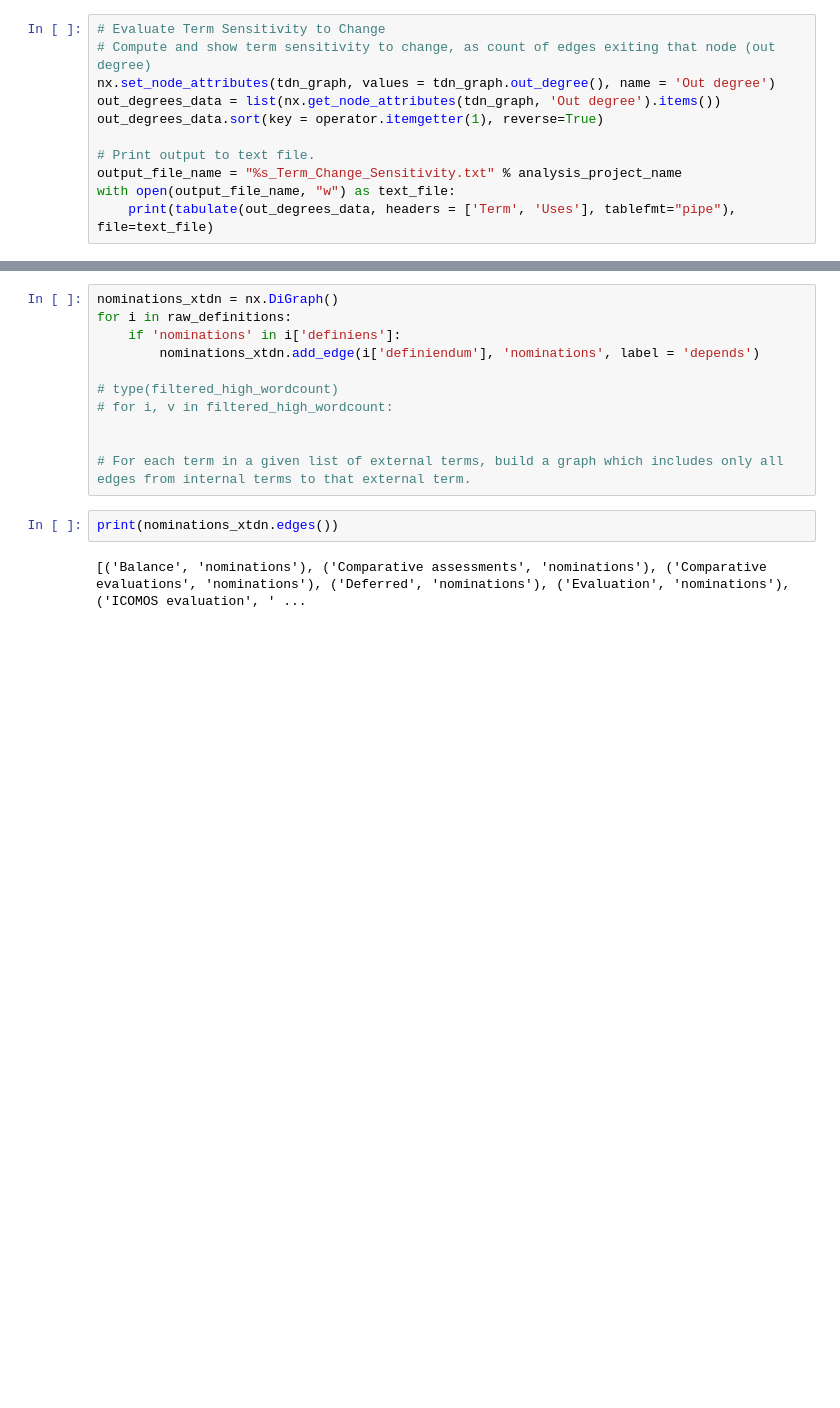
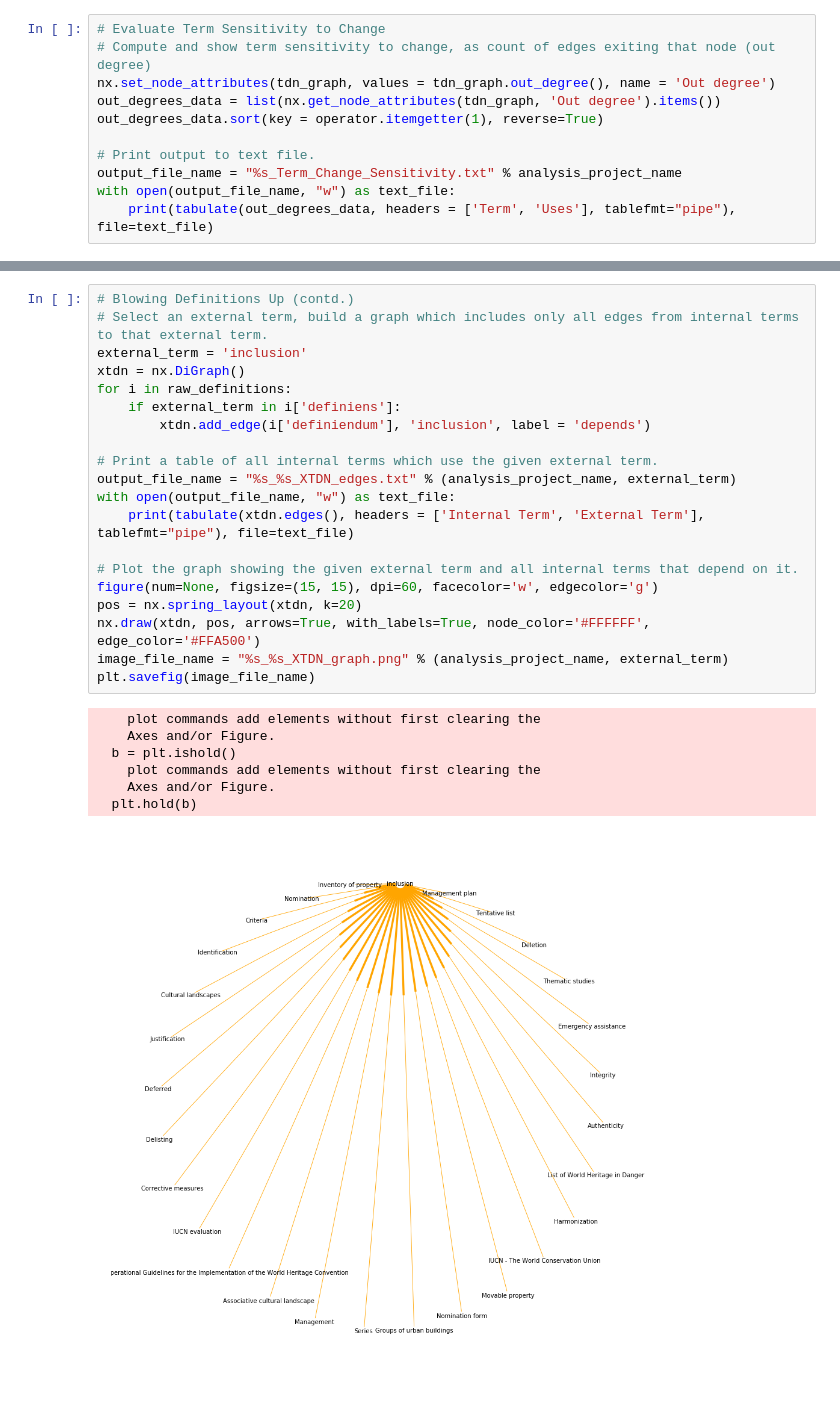
Before and after one commit to ivanjureta/new-concept-networks, a Jupyter notebook: ilang_tdn_analysis_1.ipynb, the cells around one changed output, grey strips where cells are left out. Saved outputs shown, nothing was run; the diff lists cells and outputs as text; blank space fills up the shorter version.

```diff
--- a/ilang_tdn_analysis_1.ipynb
+++ b/ilang_tdn_analysis_1.ipynb
@@ -193,15 +194,28 @@ with open(output_file_name, "w") as text_file:
-# %%
-nominations_xtdn = nx.DiGraph()
-for i in raw_definitions:
-    if 'nominations' in i['definiens']:
-        nominations_xtdn.add_edge(i['definiendum'], 'nominations', label = 'depends')
-
-# type(filtered_high_wordcount)
-# for i, v in filtered_high_wordcount:
-
-
-# For each term in a given list of external terms, build a graph which includes only all edges from internal terms to that external term.
-# %%
-print(nominations_xtdn.edges())
-# %% [output]
-[('Balance', 'nominations'), ('Comparative assessments', 'nominations'), ('Comparative evaluations', 'nominations'), ('Deferred', 'nominations'), ('Evaluation', 'nominations'), ('ICOMOS evaluation', ' ...
+# %%
+# Blowing Definitions Up (contd.)
+# Select an external term, build a graph which includes only all edges from internal terms to that external term.
+external_term = 'inclusion'
+xtdn = nx.DiGraph()
+for i in raw_definitions:
+    if external_term in i['definiens']:
+        xtdn.add_edge(i['definiendum'], 'inclusion', label = 'depends')
+
+# Print a table of all internal terms which use the given external term.
+output_file_name = "%s_%s_XTDN_edges.txt" % (analysis_project_name, external_term)
+with open(output_file_name, "w") as text_file:
+    print(tabulate(xtdn.edges(), headers = ['Internal Term', 'External Term'], tablefmt="pipe"), file=text_file)
+
+# Plot the graph showing the given external term and all internal terms that depend on it.
+figure(num=None, figsize=(15, 15), dpi=60, facecolor='w', edgecolor='g')
+pos = nx.spring_layout(xtdn, k=20)
+nx.draw(xtdn, pos, arrows=True, with_labels=True, node_color='#FFFFFF', edge_color='#FFA500')
+image_file_name = "%s_%s_XTDN_graph.png" % (analysis_project_name, external_term)
+plt.savefig(image_file_name)
+# %% [output]
+    plot commands add elements without first clearing the
+    Axes and/or Figure.
+  b = plt.ishold()
+    plot commands add elements without first clearing the
+    Axes and/or Figure.
+  plt.hold(b)
+[figure, added]
```
Also changed, not shown: parts of 3 cells of this notebook, 10 other files.
